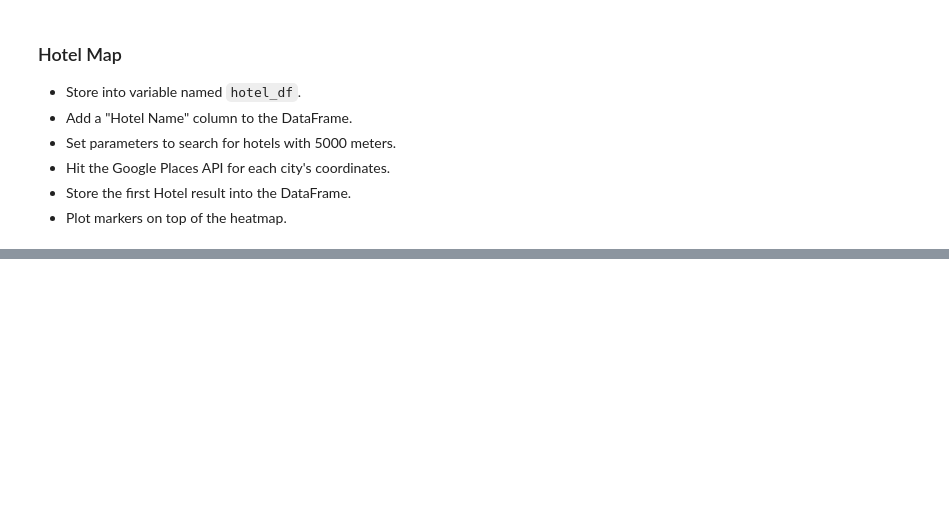
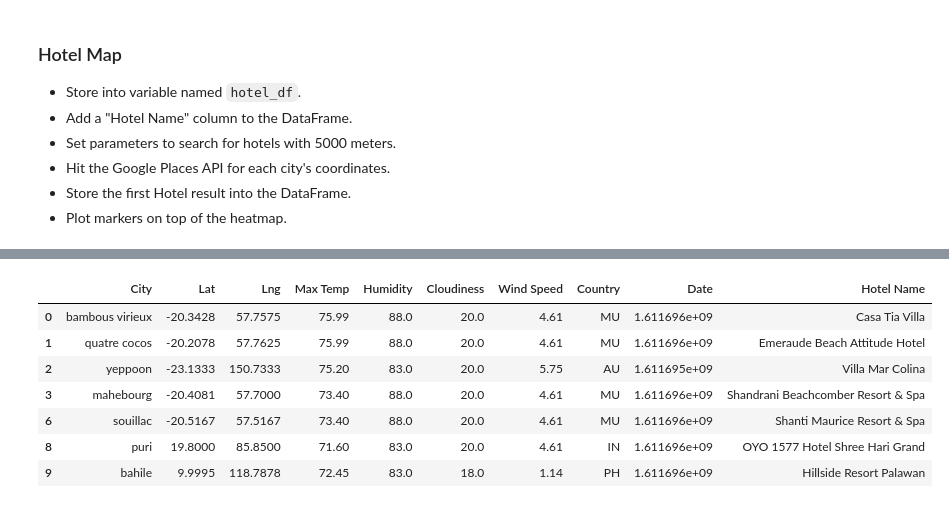
Before and after one commit to acsours/python-api-challenge, a Jupyter notebook: VacationPy.ipynb, the cells around one changed output, grey strips where cells are left out. Saved outputs shown, nothing was run; the diff lists cells and outputs as text; code cells hidden in the pictures; blank space fills up the shorter version.

```diff
--- a/VacationPy.ipynb
+++ b/VacationPy.ipynb
@@ -194,3 +157,0 @@ from pprint import pprint
-# %%
-hotel_data=response.json()
-# pprint(hotel_data)
@@ -211,4 +157,0 @@ We recommend you stay at the Tortuga B&B, located at Praia Nossa Senhora da Enca
-# %%
-# Store the first Hotel result into the DataFrame.
-hotel_df.loc[0, "Hotel Name"]=name
-display(hotel_df)
@@ -231,9 +162,8 @@ hotel_lng_list=[]
 
 base_url= "https://maps.googleapis.com/maps/api/place/nearbysearch/json?"
 
-# hotel_df
 
-for idx, row in hotel_df.head(5).iterrows():
+for idx, row in hotel_df.iterrows():
     print(f'Searching for hotels in {row["City"]}')
     location=str(row['Lat'])+","+str(row['Lng'])
 #     print(location)
@@ -258,7 +188,6 @@ for idx, row in hotel_df.head(5).iterrows():
         hotel_df.loc[idx, "Hotel Name"]=name
         hotel_lat_list.append(hotel_lat)
         hotel_lng_list.append(hotel_lng)
-#         print(f'In {row["City"]}, we recommend you stay at the {name}, located at {address}')
     except:
         print(f'Issue with {row["City"]}')
         hotel_df.loc[idx, "Hotel Name"]=np.nan
@@ -303,3 +209,15 @@ fig
+# %%
+hotel_df_clean=hotel_df.dropna()
+display(hotel_df_clean)
+# %% [output]
+|  | City | Lat | Lng | Max Temp | Humidity | Cloudiness | Wind Speed | Country | Date | Hotel Name |
+| 0 | bambous virieux | -20.3428 | 57.7575 | 75.99 | 88.0 | 20.0 | 4.61 | MU | 1.611696e+09 | Casa Tia Villa |
+| 1 | quatre cocos | -20.2078 | 57.7625 | 75.99 | 88.0 | 20.0 | 4.61 | MU | 1.611696e+09 | Emeraude Beach Attitude Hotel |
+| 2 | yeppoon | -23.1333 | 150.7333 | 75.20 | 83.0 | 20.0 | 5.75 | AU | 1.611695e+09 | Villa Mar Colina |
+| 3 | mahebourg | -20.4081 | 57.7000 | 73.40 | 88.0 | 20.0 | 4.61 | MU | 1.611696e+09 | Shandrani Beachcomber Resort & Spa |
+| 6 | souillac | -20.5167 | 57.5167 | 73.40 | 88.0 | 20.0 | 4.61 | MU | 1.611696e+09 | Shanti Maurice Resort & Spa |
+| 8 | puri | 19.8000 | 85.8500 | 71.60 | 83.0 | 20.0 | 4.61 | IN | 1.611696e+09 | OYO 1577 Hotel Shree Hari Grand |
+| 9 | bahile | 9.9995 | 118.7878 | 72.45 | 83.0 | 18.0 | 1.14 | PH | 1.611696e+09 | Hillside Resort Palawan |
 # %%
 # NOTE: Do not change any of the code in this cell
 
```
Also changed, not shown: parts of 23 cells of this notebook, 3 other files.
